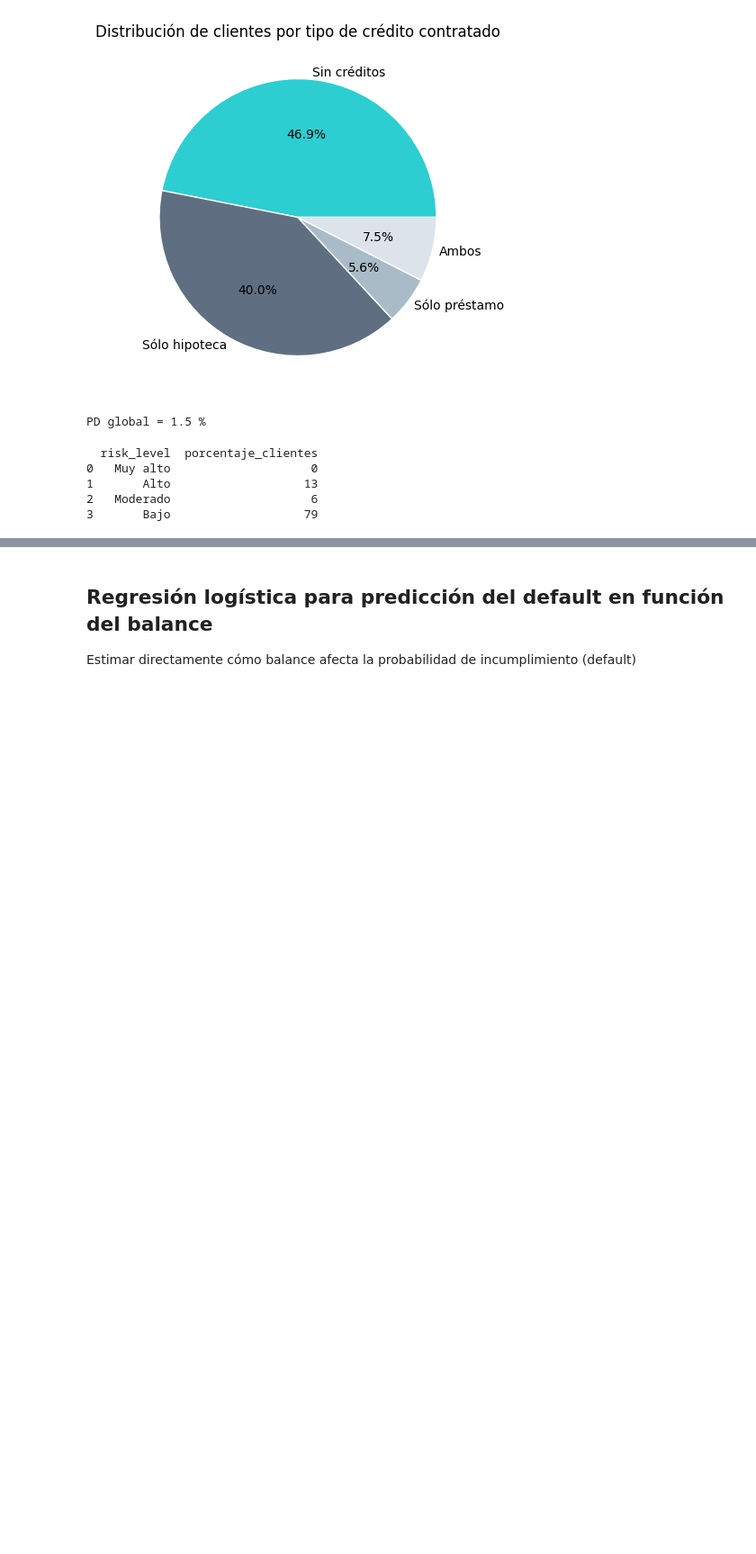
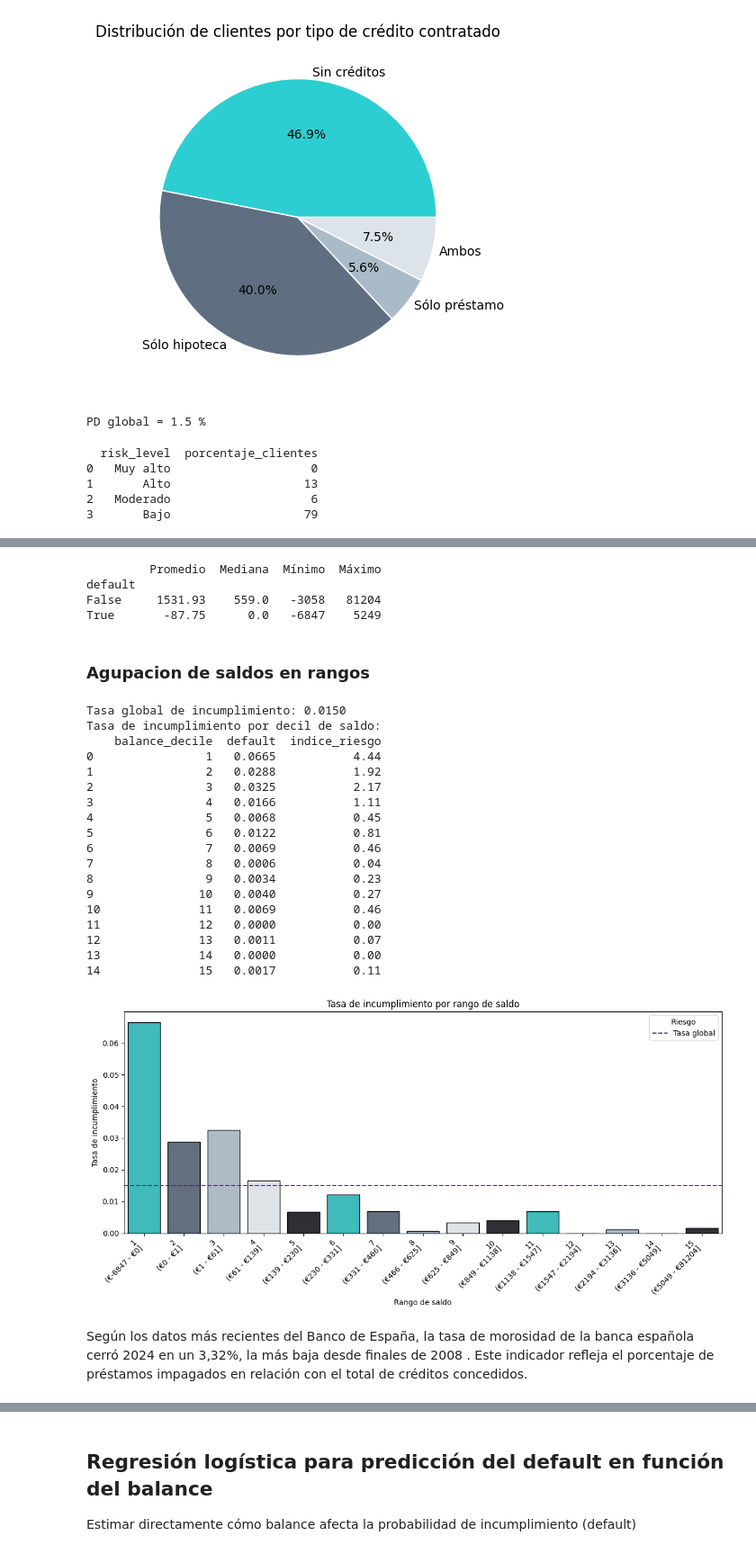
Before and after one commit to MarinaTorba/PersonalDataProrjects, a Jupyter notebook: Equip_9/Scripts/Analisis_Finanzas_250526.ipynb, the cells around one changed output, grey strips where cells are left out. Shown at 90% size. Drawn from its saved outputs; the diff is of its cells as text; code cells hidden in the pictures; blank space fills up the shorter version.

```diff
--- a/Equip_9/Scripts/Analisis_Finanzas_250526.ipynb
+++ b/Equip_9/Scripts/Analisis_Finanzas_250526.ipynb
@@ -159,0 +175,80 @@ print(porcentaje_riesgo)
+# %%
+promedio = df.groupby('default')['balance'].mean().round(2)
+mediana = df.groupby('default')['balance'].median().round(2)
+minimo = df.groupby('default')['balance'].min().round(2)
+maximo = df.groupby('default')['balance'].max()
+Descriptiva = pd.DataFrame({
+    'Promedio': promedio,
+    'Mediana': mediana,
+    'Mínimo': minimo,
+    'Máximo': maximo
+})
+
+
+print(Descriptiva)
+# %% [output]
+         Promedio  Mediana  Mínimo  Máximo
+default
+False     1531.93    559.0   -3058   81204
+True       -87.75      0.0   -6847    5249
+# %% [markdown]
+### Agupacion de saldos en rangos
+# %%
+#  Crear rangos de balance para agrupar clientes en grupos iguales
+df['balance_decile'] = pd.qcut(df['balance'], q=15, labels=False)
+
+# Calcular la tasa de incumplimiento (default) por cada grupo de saldo
+default_rates = (df.groupby('balance_decile')['default'].mean().reset_index()) #la media aritmética en ese grupo equivale a la proporción (o tasa) de incumplimiento
+default_rates['default'] = default_rates['default'].round(4)
+default_rates['balance_decile'] = default_rates['balance_decile'] + 1
+Tasa_global_impagos = df['default'].mean()
+print(f"Tasa global de incumplimiento: {Tasa_global_impagos:.4f}")
+# Calculamos el indice de riesgo por decil riesgo/riesgo global
+default_rates['indice_riesgo'] = default_rates['default'] / Tasa_global_impagos
+default_rates['indice_riesgo'] = default_rates['indice_riesgo'].round(2)
+
+#  Mostrar resultados en consola
+print("Tasa de incumplimiento por decil de saldo:")
+print(default_rates)
+df['balance_decile_range'] = pd.qcut(df['balance'], q=15)
+
+# Obtener los intervalos únicos en orden
+balance_ranges = df['balance_decile_range'].cat.categories
+decile_labels = [
+    f"{i+1}\n(€{int(interval.left)} - €{int(interval.right)}]"
+    for i, interval in enumerate(balance_ranges)
+]
+
+#default_rates['risk_level'] = default_rates['default'].apply(categorize_risk)
+plt.figure(figsize=(12, 6))
+sns.barplot(data=default_rates, x='balance_decile', y='default', palette=custom_palette, edgecolor='black')
+plt.axhline(Tasa_global_impagos, color='#4A3369', linestyle='--', label='Tasa global')
+plt.xticks(ticks=range(15), labels=decile_labels, rotation=45, ha='right')
+plt.title('Tasa de incumplimiento por rango de saldo')
+plt.xlabel('Rango de saldo')
+plt.ylabel('Tasa de incumplimiento')
+plt.legend(title='Riesgo')
+plt.tight_layout()
+plt.show()
+# %% [output]
+Tasa global de incumplimiento: 0.0150
+Tasa de incumplimiento por decil de saldo:
+    balance_decile  default  indice_riesgo
+0                1   0.0665           4.44
+1                2   0.0288           1.92
+2                3   0.0325           2.17
+3                4   0.0166           1.11
+4                5   0.0068           0.45
+5                6   0.0122           0.81
+6                7   0.0069           0.46
+7                8   0.0006           0.04
+8                9   0.0034           0.23
+9               10   0.0040           0.27
+10              11   0.0069           0.46
+11              12   0.0000           0.00
+12              13   0.0011           0.07
+13              14   0.0000           0.00
+14              15   0.0017           0.11
+[figure, added]
+# %% [markdown]
+Según los datos más recientes del Banco de España, la tasa de morosidad de la banca española cerró 2024 en un 3,32%, la más baja desde finales de 2008 . Este indicador refleja el porcentaje de préstamos impagados en relación con el total de créditos concedidos.
```
Also changed, not shown: parts of 31 cells of this notebook, 2 other files.
